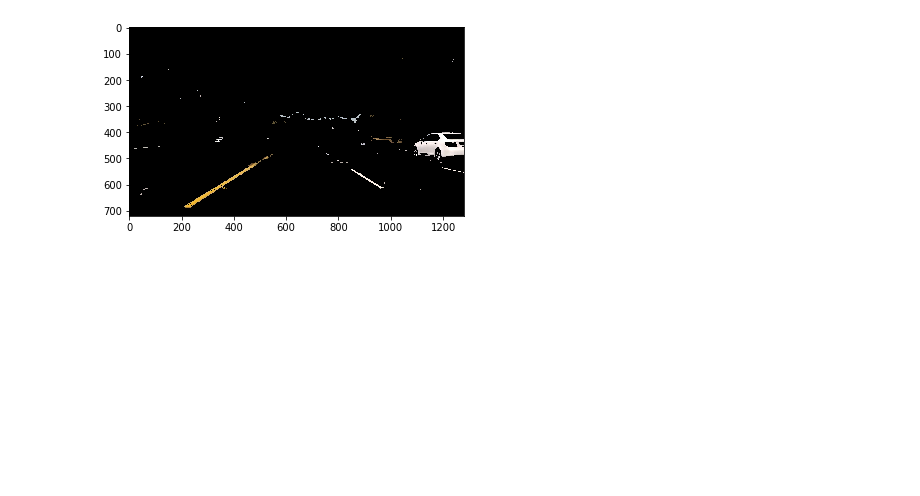
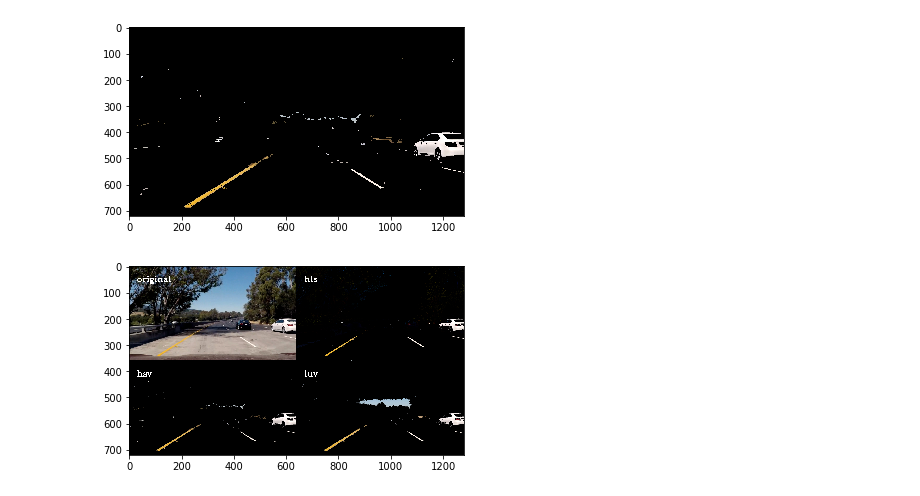
Before and after one commit to dmsehuang/CarND-Advanced-Lane-Lines, a Jupyter notebook: Image_threshold.ipynb, the cells around one changed output. Cells and saved outputs as stored; diff of their text form; code cells hidden in the pictures; blank space fills up the shorter version.

Commit message:
Compare 3 channels.

```diff
--- a/Image_threshold.ipynb
+++ b/Image_threshold.ipynb
@@ -152,3 +152,44 @@ plt.show()
 [figure]
 [figure]
 [figure]
+# %%
+def process_image(img):
+    result = np.zeros_like(img)
+    w = np.int(img.shape[1]/2)
+    h = np.int(img.shape[0]/2)
+
+    mask, hls = hls_thresh(img, s_thresh=(170, 255), r_thresh=(220, 255))
+
+    lower_yellow = np.array([10, 100 ,90])
+    upper_yellow = np.array([22, 220, 255])
+    lower_white = np.array([0, 0, 180])
+    upper_white = np.array([180, 25, 255])
+    mask, hsv = hsv_thresh(img, lower_yellow, upper_yellow, lower_white, upper_white)
+
+    lower_yellow = np.array([0, 0 , 25])
+    upper_yellow = np.array([255, 95, 110])
+    lower_white = np.array([200, 0, 0])
+    upper_white = np.array([255, 255, 255])
+    mask, luv = luv_thresh(img, lower_yellow, upper_yellow, lower_white, upper_white)
+
+    # Add image
+    result[0:h, 0:w] = cv2.resize(img, (w, h))
+    result[0:h, w:] = cv2.resize(hls, (w, h))
+    result[h:, 0:w] = cv2.resize(hsv, (w, h))
+    result[h:, w:] = cv2.resize(luv, (w, h))
+
+    # Put channel name
+    font = cv2.FONT_HERSHEY_COMPLEX
+    cv2.putText(result, "original", (30, 60), font, 1, (255, 255, 255), 2)
+    cv2.putText(result, "hls", (w+30, 60), font, 1, (255, 255, 255), 2)
+    cv2.putText(result, "hsv", (30, h+60), font, 1, (255, 255, 255), 2)
+    cv2.putText(result, "luv", (w+30, h+60), font, 1, (255, 255, 255), 2)
+
+    return result
+# %%
+img = mpimg.imread('./test_images/test5.jpg')
+result = process_image(img)
+plt.imshow(result)
+plt.show()
+# %% [output]
+[figure, added]
```
Also changed, not shown: parts of 9 cells of this notebook.
